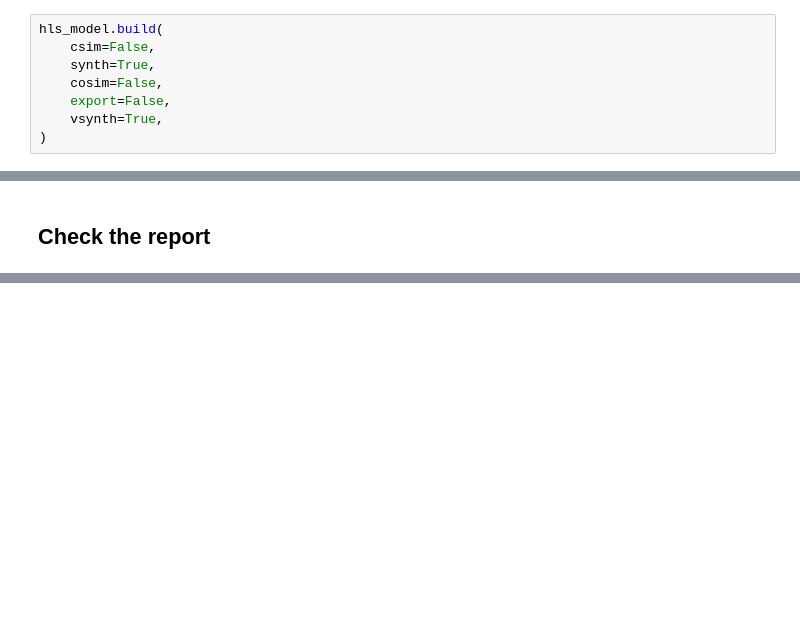
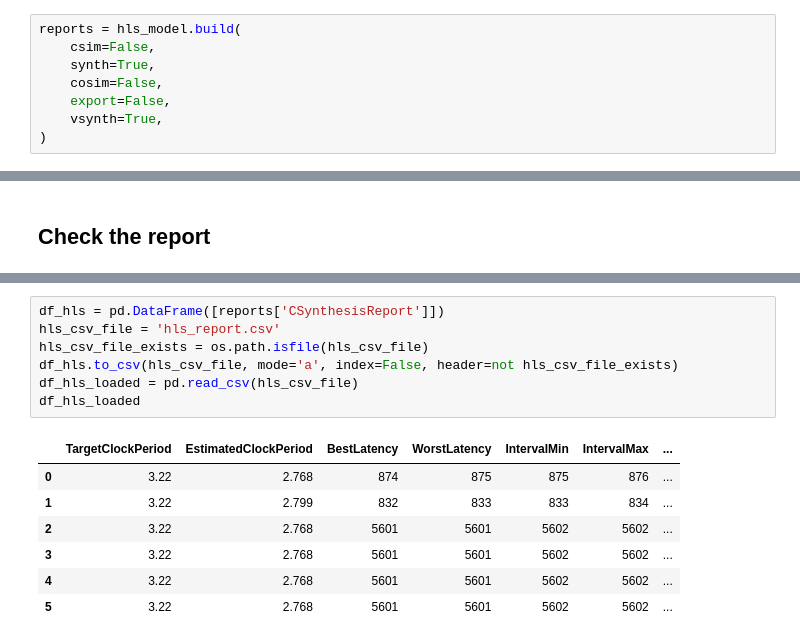
Before and after one commit to fastmachinelearning/ml-quantum-readout, a Jupyter notebook: notebooks/workflow_h8.ipynb, the cells around one changed output, grey strips where cells are left out. Drawn from its saved outputs; the diff is of its cells as text; blank space fills up the shorter version.

```diff
--- a/notebooks/workflow_h8.ipynb
+++ b/notebooks/workflow_h8.ipynb
@@ -570,7 +572,7 @@ hls/keras max: 7.75/7.848916053771973
 # %% [markdown]
 ## Synthesize
 # %%
-hls_model.build(
+reports = hls_model.build(
     csim=False,
     synth=True,
     cosim=False,
@@ -615,0 +626,15 @@ Timing report not found.
+# %%
+df_hls = pd.DataFrame([reports['CSynthesisReport']])
+hls_csv_file = 'hls_report.csv'
+hls_csv_file_exists = os.path.isfile(hls_csv_file)
+df_hls.to_csv(hls_csv_file, mode='a', index=False, header=not hls_csv_file_exists)
+df_hls_loaded = pd.read_csv(hls_csv_file)
+df_hls_loaded
+# %% [output]
+|  | TargetClockPeriod | EstimatedClockPeriod | BestLatency | WorstLatency | IntervalMin | IntervalMax | ... |
+| 0 | 3.22 | 2.768 | 874 | 875 | 875 | 876 | ... |
+| 1 | 3.22 | 2.799 | 832 | 833 | 833 | 834 | ... |
+| 2 | 3.22 | 2.768 | 5601 | 5601 | 5602 | 5602 | ... |
+| 3 | 3.22 | 2.768 | 5601 | 5601 | 5602 | 5602 | ... |
+| 4 | 3.22 | 2.768 | 5601 | 5601 | 5602 | 5602 | ... |
+| 5 | 3.22 | 2.768 | 5601 | 5601 | 5602 | 5602 | ... |
```
Also changed, not shown: parts of 20 cells of this notebook, 1 other file.
